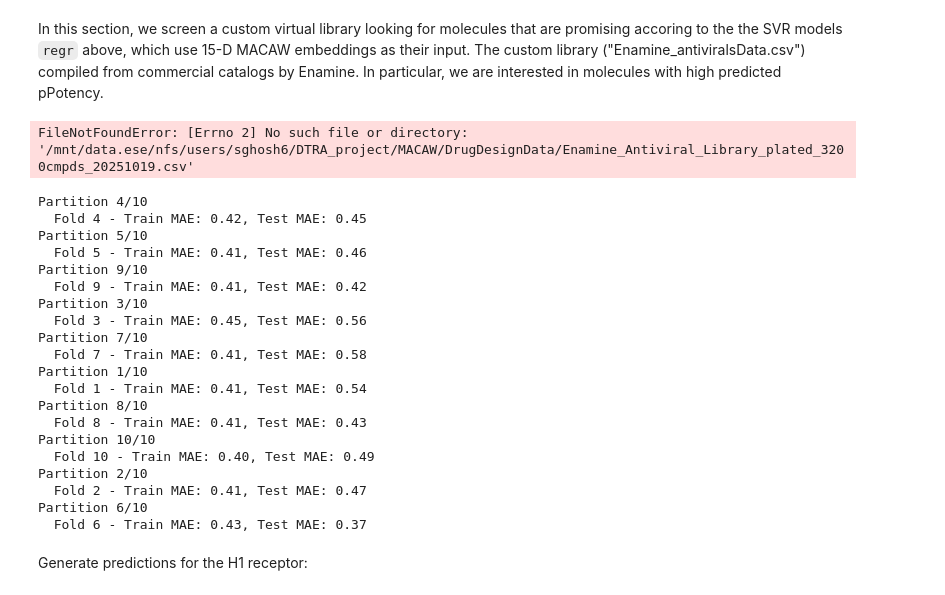
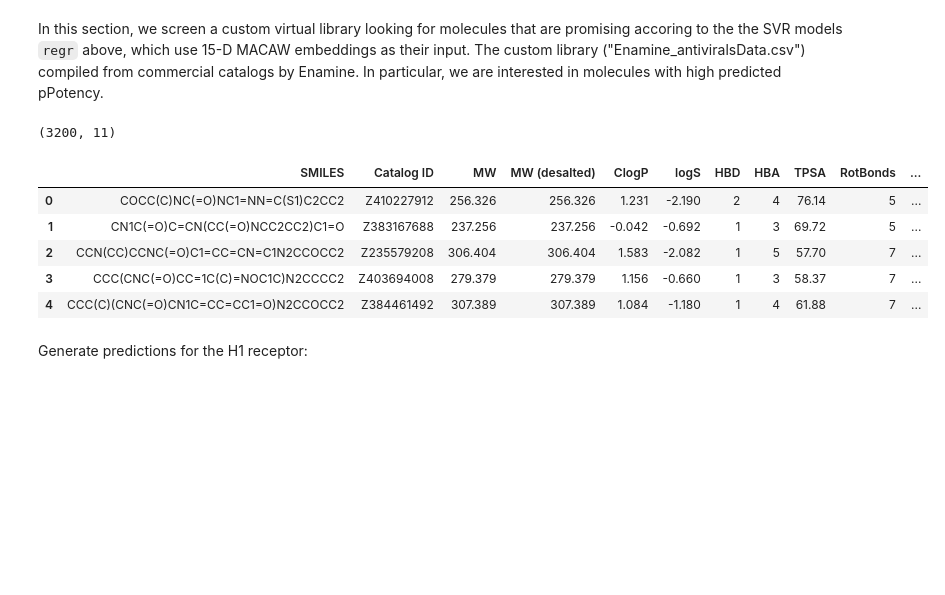
Before and after one commit to soumyadeepghosh35/DTRA_DrugDesign, a Jupyter notebook: PubchemData/Step3_MACAW_virus-Ebola-allStrains.ipynb, the cells around one changed output. Saved outputs shown, nothing was run; the diff lists cells and outputs as text; code cells hidden in the pictures; blank space fills up the shorter version.

```diff
--- a/PubchemData/Step3_MACAW_virus-Ebola-allStrains.ipynb
+++ b/PubchemData/Step3_MACAW_virus-Ebola-allStrains.ipynb
@@ -701,34 +683,20 @@ Import all necessary libraries
 # %% [markdown]
 In this section, we screen a custom virtual library looking for molecules that are promising accoring to the the SVR models `regr` above, which use 15-D MACAW embeddings as their input. The custom library ("Enamine_antiviralsData.csv") compiled from commercial catalogs by Enamine. In particular, we are interested in molecules with high predicted pPotency.
 # %%
-EnamineAntiviralsData = pd.read_csv(dataDir + "Enamine_Antiviral_Library_plated_3200cmpds_20251019.csv",
+EnamineAntiviralsData = pd.read_csv(dataDir + "Enamine/Enamine_Antiviral_Library_plated_3200cmpds_20251019.csv",
                                     sep=",", comment=None, skipinitialspace=True, engine="python", encoding="utf-8",
                                      skiprows=1, skip_blank_lines=True)
 print(EnamineAntiviralsData.shape)
 smi_lib = EnamineAntiviralsData.SMILES
 EnamineAntiviralsData.head()
 # %% [output]
-FileNotFoundError: [Errno 2] No such file or directory: '/mnt/data.ese/nfs/users/sghosh6/DTRA_project/MACAW/DrugDesignData/Enamine_Antiviral_Library_plated_3200cmpds_20251019.csv'
+(3200, 11)
-Partition 4/10
-  Fold 4 - Train MAE: 0.42, Test MAE: 0.45
-Partition 5/10
-  Fold 5 - Train MAE: 0.41, Test MAE: 0.46
-Partition 9/10
-  Fold 9 - Train MAE: 0.41, Test MAE: 0.42
-Partition 3/10
-  Fold 3 - Train MAE: 0.45, Test MAE: 0.56
-Partition 7/10
-  Fold 7 - Train MAE: 0.41, Test MAE: 0.58
-Partition 1/10
-  Fold 1 - Train MAE: 0.41, Test MAE: 0.54
-Partition 8/10
-  Fold 8 - Train MAE: 0.41, Test MAE: 0.43
-Partition 10/10
-  Fold 10 - Train MAE: 0.40, Test MAE: 0.49
-Partition 2/10
-  Fold 2 - Train MAE: 0.41, Test MAE: 0.47
-Partition 6/10
-  Fold 6 - Train MAE: 0.43, Test MAE: 0.37
+|  | SMILES | Catalog ID | MW | MW (desalted) | ClogP | logS | HBD | HBA | TPSA | RotBonds | ... |
+| 0 | COCC(C)NC(=O)NC1=NN=C(S1)C2CC2 | Z410227912 | 256.326 | 256.326 | 1.231 | -2.190 | 2 | 4 | 76.14 | 5 | ... |
+| 1 | CN1C(=O)C=CN(CC(=O)NCC2CC2)C1=O | Z383167688 | 237.256 | 237.256 | -0.042 | -0.692 | 1 | 3 | 69.72 | 5 | ... |
+| 2 | CCN(CC)CCNC(=O)C1=CC=CN=C1N2CCOCC2 | Z235579208 | 306.404 | 306.404 | 1.583 | -2.082 | 1 | 5 | 57.70 | 7 | ... |
+| 3 | CCC(CNC(=O)CC=1C(C)=NOC1C)N2CCCC2 | Z403694008 | 279.379 | 279.379 | 1.156 | -0.660 | 1 | 3 | 58.37 | 7 | ... |
+| 4 | CCC(C)(CNC(=O)CN1C=CC=CC1=O)N2CCOCC2 | Z384461492 | 307.389 | 307.389 | 1.084 | -1.180 | 1 | 4 | 61.88 | 7 | ... |
 # %% [markdown]
 Generate predictions for the H1 receptor:
 # %%
```
Also changed, not shown: parts of 19 cells of this notebook.
